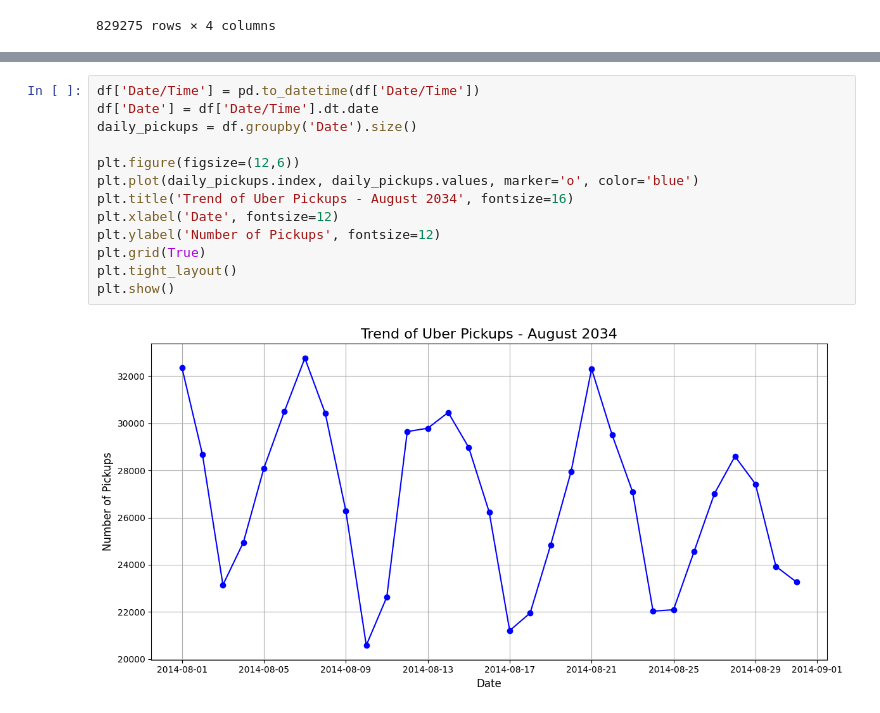
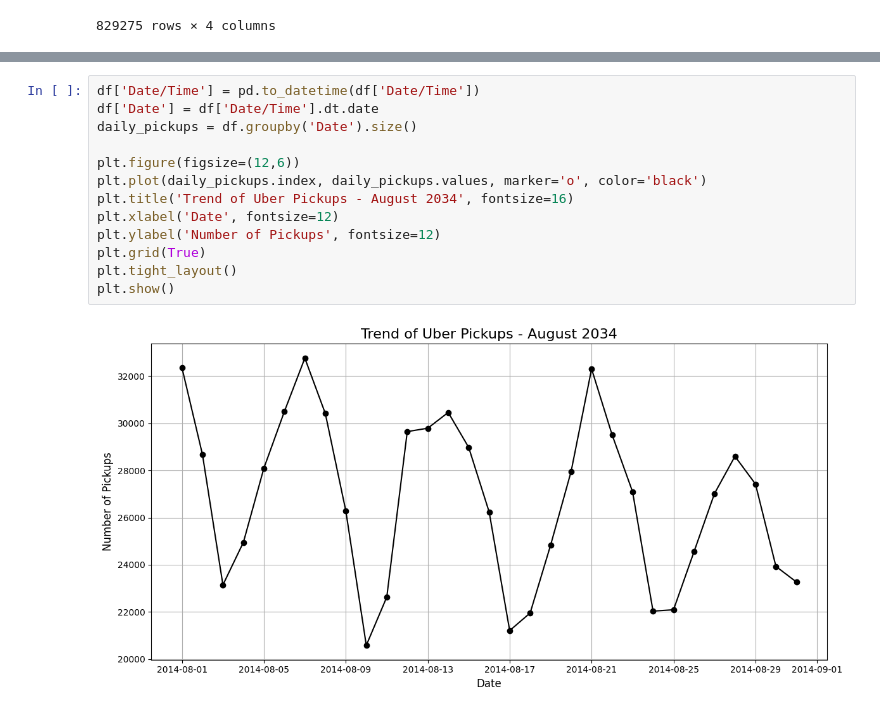
Before and after one commit to Gowtham-123-AI071/1BM23AI071_DAV_LAB, a Jupyter notebook: DAV_LAB_7.ipynb, the cells around one changed output, grey strips where cells are left out. Saved outputs shown, nothing was run; the diff lists cells and outputs as text.

```diff
--- a/DAV_LAB_7.ipynb
+++ b/DAV_LAB_7.ipynb
@@ -46,15 +47,15 @@ Text(0.5, 1.0, 'Uber Pickups by Day of Week and Hour of Day')
 # %%
 df['Date/Time'] = pd.to_datetime(df['Date/Time'])
 df['Date'] = df['Date/Time'].dt.date
 daily_pickups = df.groupby('Date').size()
 
 plt.figure(figsize=(12,6))
-plt.plot(daily_pickups.index, daily_pickups.values, marker='o', color='blue')
+plt.plot(daily_pickups.index, daily_pickups.values, marker='o', color='black')
 plt.title('Trend of Uber Pickups - August 2034', fontsize=16)
 plt.xlabel('Date', fontsize=12)
 plt.ylabel('Number of Pickups', fontsize=12)
 plt.grid(True)
 plt.tight_layout()
 plt.show()
 # %% [output]
-[figure, old version]
+[figure, new version]
```
Also changed, not shown: parts of 2 cells of this notebook.
